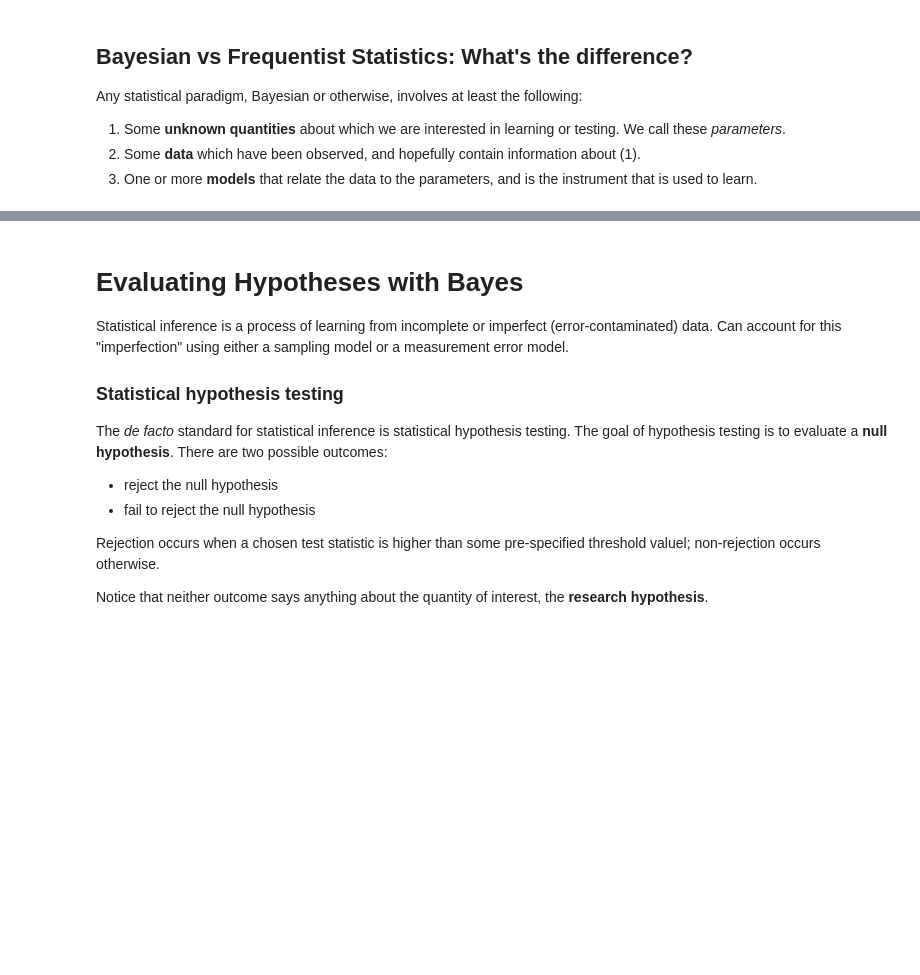
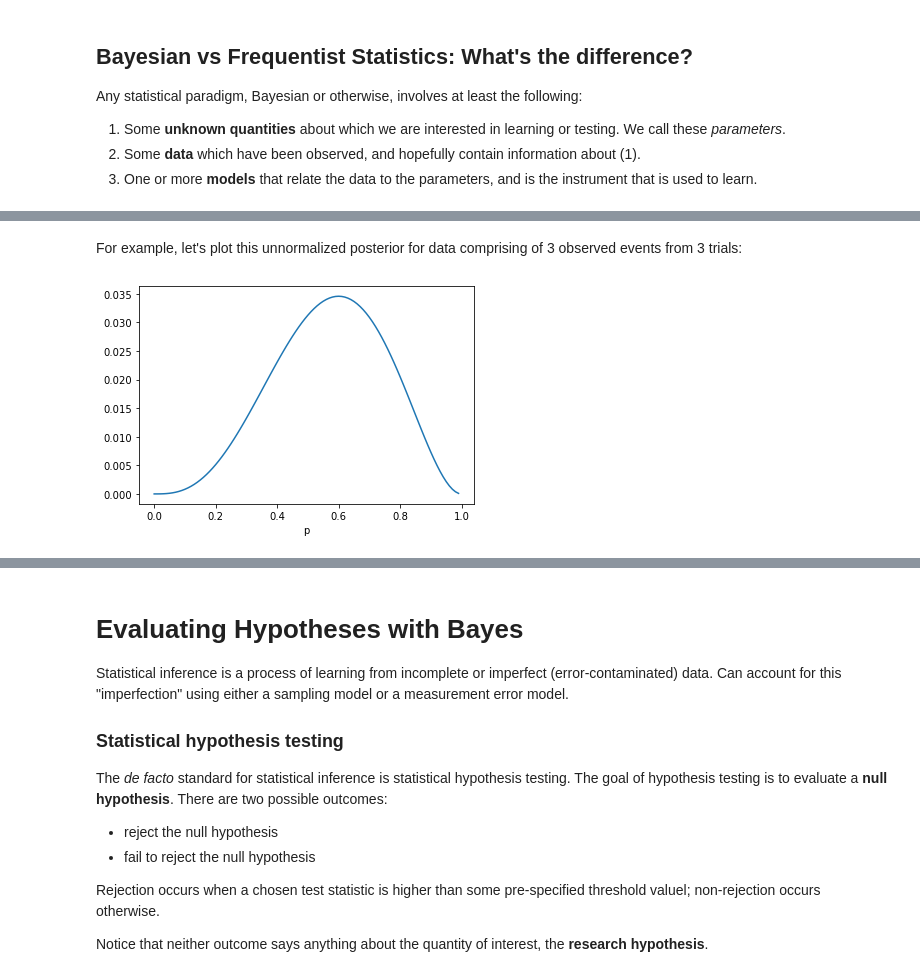
Before and after one commit to fonnesbeck/Bayes_Computing_Course, a Jupyter notebook: notebooks/Section1_1-Basic_Bayes.ipynb, the cells around one changed output, grey strips where cells are left out. Drawn from its saved outputs; the diff is of its cells as text; code cells hidden in the pictures; blank space fills up the shorter version.

```diff
--- a/notebooks/Section1_1-Basic_Bayes.ipynb
+++ b/notebooks/Section1_1-Basic_Bayes.ipynb
@@ -147,7 +136,12 @@ what type of distribution do these plots look like?
+# %% [markdown]
+For example, let's plot this unnormalized posterior for data comprising of 3 observed events from 3 trials:
 # %%
 %matplotlib inline
 import numpy as np
 import matplotlib.pyplot as plt
 
-n = [5, 20, 100, 750]
-y = [3, 12, 60, 450]
+p_range = np.linspace(0, 1, num=100, endpoint=False)
+
+def binomial_posterior(n, y):
+    plt.plot(p_range, (p_range**y) * (1 - p_range)**(n-y))
+    plt.xlabel('p');
@@ -155,0 +148,4 @@ y = [3, 12, 60, 450]
+# %%
+binomial_posterior(n=5, y=3)
+# %% [output]
+[figure, added]
```
Also changed, not shown: parts of 15 cells of this notebook, 3 other files.
